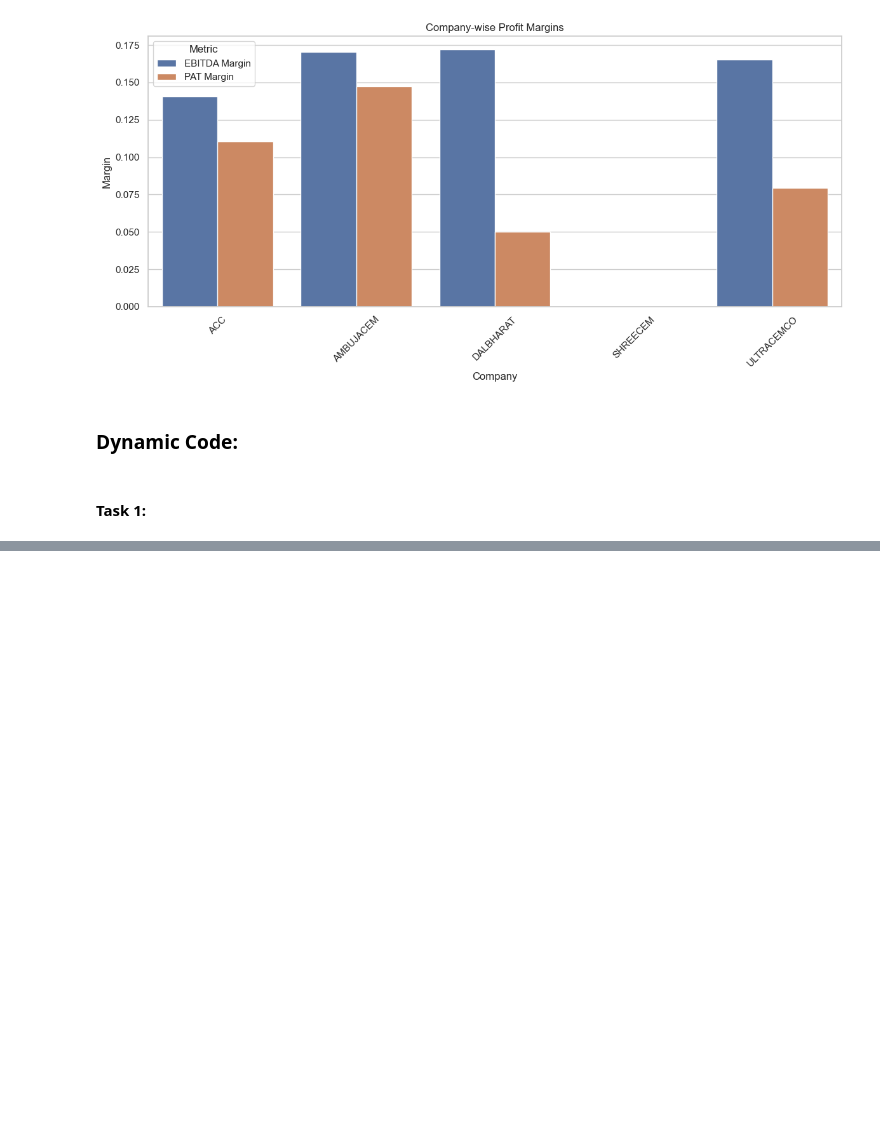
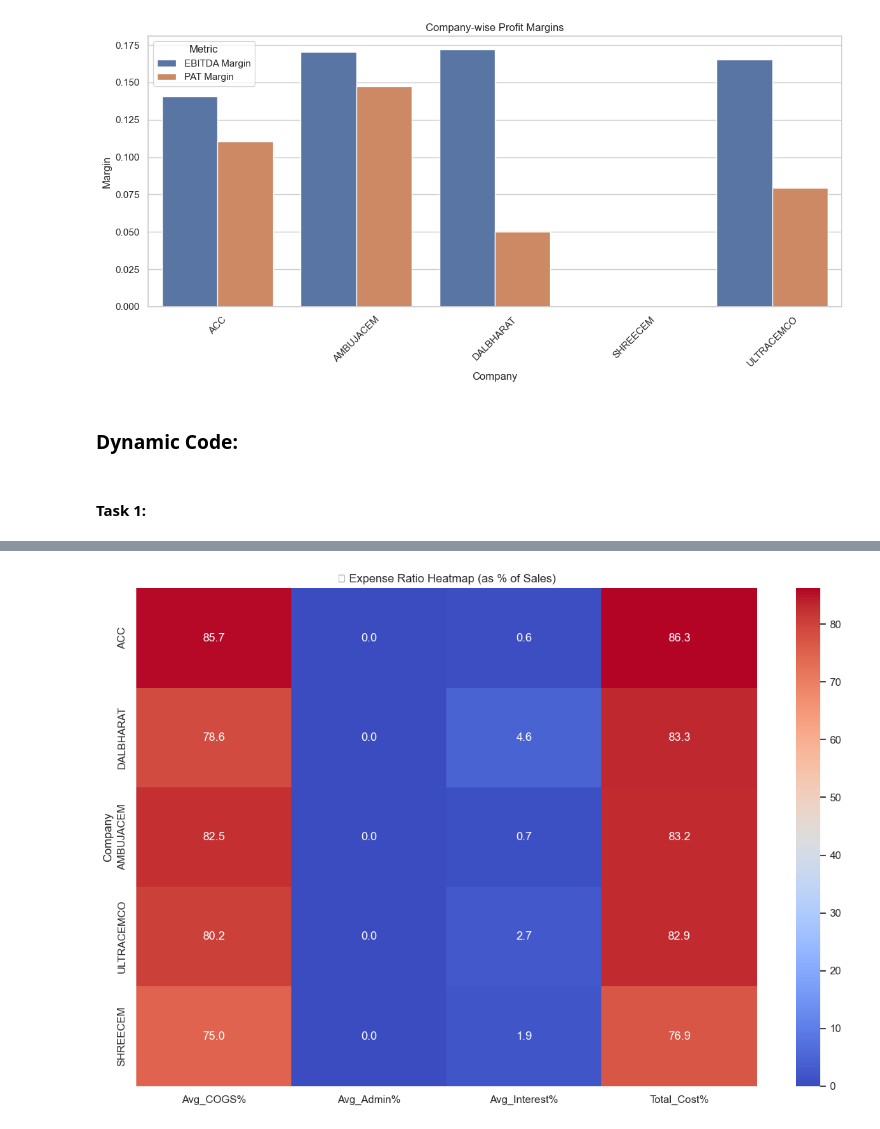
Before and after one commit to karankrish/Riskify, a Jupyter notebook: notebooks/Preprocessing/PL.ipynb, the cells around one changed output, grey strips where cells are left out. Cells and saved outputs as stored; diff of their text form; code cells hidden in the pictures; blank space fills up the shorter version.

```diff
--- a/notebooks/Preprocessing/PL.ipynb
+++ b/notebooks/Preprocessing/PL.ipynb
@@ -1114,0 +1203,99 @@ if __name__ == "__main__":
+# %%
+import pandas as pd
+import numpy as np
+import os
+import matplotlib.pyplot as plt
+import seaborn as sns
+
+# === User Input ===
+file_path = input("📂 Enter full path to the Excel file: ").strip().strip('"')
+output_path = input("💾 Enter full path to save the expense analysis report: ").strip().strip('"')
+
+# === Load Data ===
+df = pd.read_excel(file_path)
+df.columns = [str(col).strip() for col in df.columns]
+df.rename(columns={col: int(col) for col in df.columns if col.isdigit()}, inplace=True)
+df = df[~df['Company'].isin(['Average', 'Median'])]
+
+fixed_cols = ['Financial_Metric', 'Company']
+year_cols = sorted([col for col in df.columns if isinstance(col, int)])
+df = df[fixed_cols + year_cols]
+
+# === Keyword Filters ===
+def filter_keywords(keywords):
+    return df[df['Financial_Metric'].str.contains('|'.join(keywords), case=False, na=False)].set_index('Company')[year_cols].astype(float)
+
+# Define expense components
+sales_keywords = ['Sales']
+cogs_keywords = ['Raw Material', 'Power', 'Fuel', 'Manufacturing', 'COGS', 'Production']
+admin_keywords = ['Admin', 'Employee', 'Salaries', 'Professional', 'Office']
+interest_keywords = ['Interest', 'Finance Cost', 'Borrowing']
+
+# Extract components
+sales_df = filter_keywords(sales_keywords)
+cogs_df = filter_keywords(cogs_keywords)
+admin_df = filter_keywords(admin_keywords)
+interest_df = filter_keywords(interest_keywords)
+
+# Group by company
+def combine(df_part):
+    return df_part.groupby(df_part.index).sum()
+
+sales = combine(sales_df)
+cogs = combine(cogs_df)
+admin = combine(admin_df)
+interest = combine(interest_df)
+
+# === If COGS/Admin are missing, fallback to total 'Expenses'
+if cogs.empty or admin.empty:
+    print("⚠️ COGS/Admin breakdown missing. Using 'Expenses' as fallback.")
+    expenses_df = df[df['Financial_Metric'].str.lower().str.strip() == 'expenses'].set_index('Company')[year_cols].astype(float)
+    expenses = combine(expenses_df)
+    cogs = expenses
+    admin = pd.DataFrame(0, index=expenses.index, columns=year_cols)  # dummy
+
+# === Calculate Expense % of Sales ===
+cogs_pct = (cogs / sales) * 100
+admin_pct = (admin / sales) * 100
+interest_pct = (interest / sales) * 100
+
+# === Average Ratios and Cost Control Ranking ===
+avg_ratios = pd.DataFrame({
+    'Avg_COGS%': cogs_pct.mean(axis=1),
+    'Avg_Admin%': admin_pct.mean(axis=1),
+    'Avg_Interest%': interest_pct.mean(axis=1),
+})
+avg_ratios['Total_Cost%'] = avg_ratios.sum(axis=1)
+best_control = avg_ratios.sort_values('Total_Cost%').head(10)
+
+# === Export to Excel ===
+os.makedirs(os.path.dirname(output_path), exist_ok=True)
+with pd.ExcelWriter(output_path) as writer:
+    cogs_pct.to_excel(writer, sheet_name="COGS % of Sales")
+    admin_pct.to_excel(writer, sheet_name="Admin % of Sales")
+    interest_pct.to_excel(writer, sheet_name="Interest % of Sales")
+    avg_ratios.to_excel(writer, sheet_name="Avg Expense Ratios")
+    best_control.to_excel(writer, sheet_name="Top Cost Efficient")
+
+print(f"\n✅ Expense analysis saved to:\n{output_path}")
+
+# === Optional: Visualization ===
+sns.set(style="whitegrid")
+
+# Heatmap of all average cost ratios
+plt.figure(figsize=(12, 8))
+sns.heatmap(avg_ratios.sort_values("Total_Cost%", ascending=False), cmap="coolwarm", annot=True, fmt=".1f")
+plt.title("📊 Expense Ratio Heatmap (as % of Sales)")
+plt.tight_layout()
+plt.show()
+
+# Stacked bar for top 10 efficient
+top = best_control.index.tolist()
+stacked_df = avg_ratios.loc[top][['Avg_COGS%', 'Avg_Admin%', 'Avg_Interest%']]
+stacked_df.plot(kind='bar', stacked=True, figsize=(10, 6), colormap="Accent")
+plt.title("Top 10 Cost-Efficient Companies (Stacked Expense %)")
+plt.ylabel("Total Expense (% of Sales)")
+plt.xticks(rotation=45)
+plt.tight_layout()
+plt.show()
+# %% [output]
@@ -1114,0 +1306 @@ if __name__ == "__main__":
+[figure, added]
```
Also changed, not shown: parts of 11 cells of this notebook, 1 other file.
